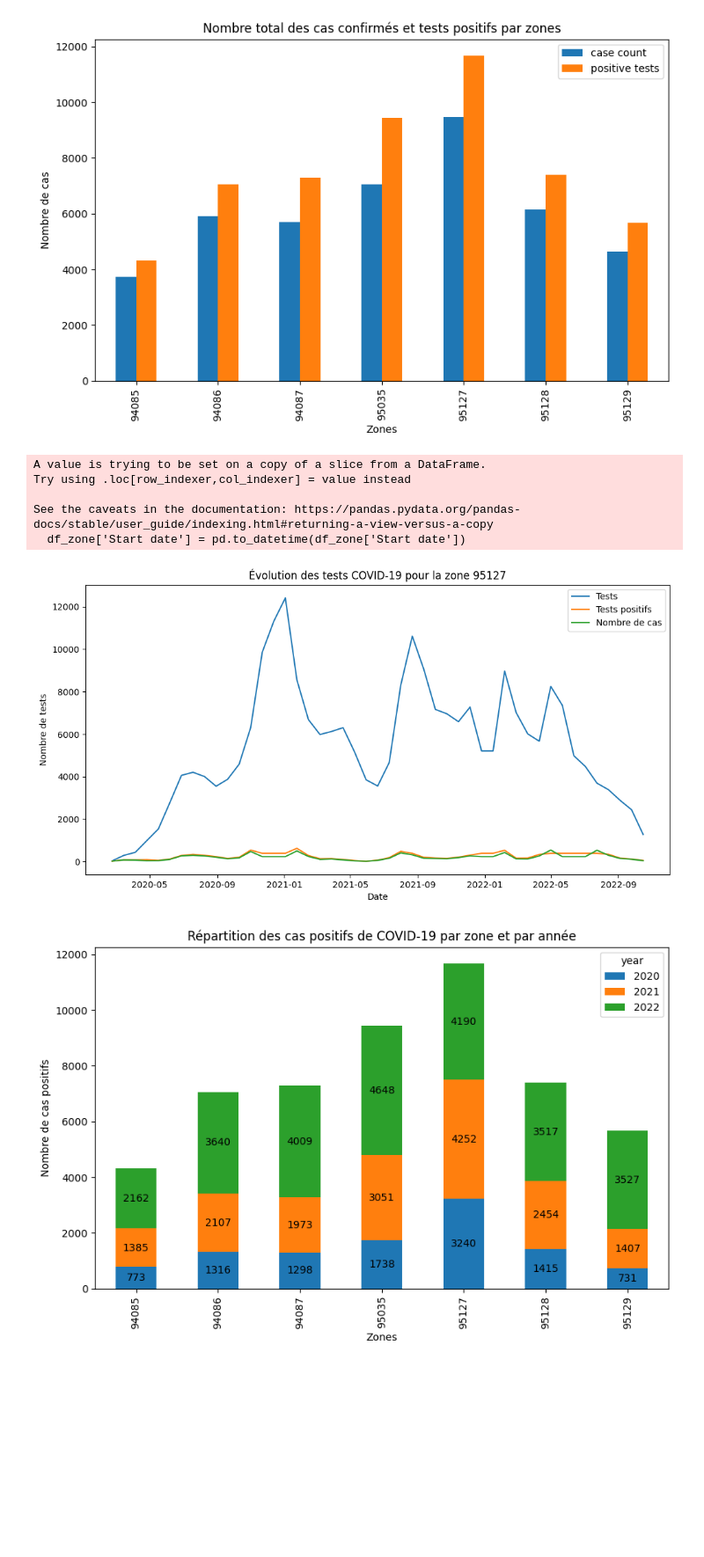
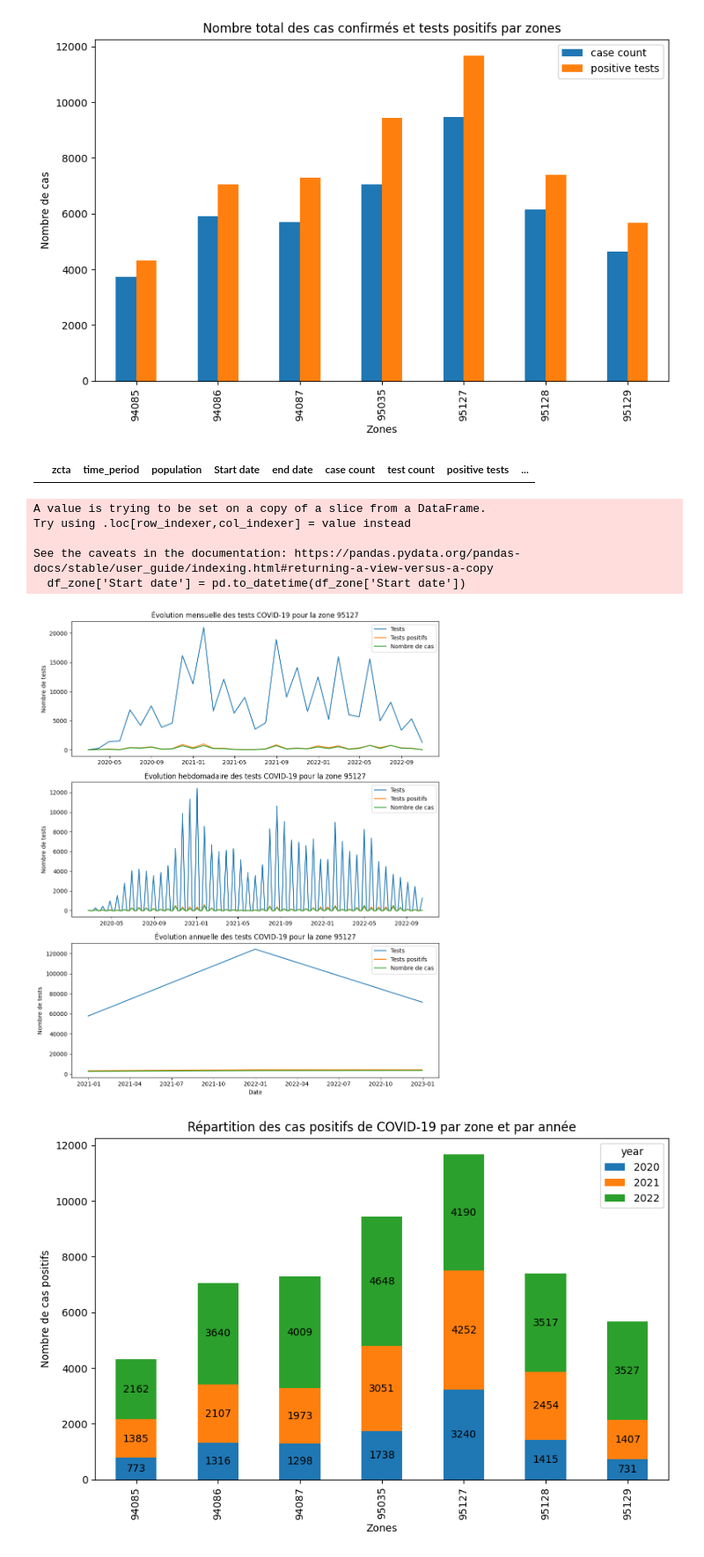
Before and after one commit to Rachid-Mek/data-mining, a Jupyter notebook: Notebooks/part2.ipynb, the cells around one changed output. Shown at 88% size. Saved outputs shown, nothing was run; the diff lists cells and outputs as text; code cells hidden in the pictures; blank space fills up the shorter version.

```diff
--- a/Notebooks/part2.ipynb
+++ b/Notebooks/part2.ipynb
@@ -236,35 +236,70 @@ plt.xlabel('Zones')
 plt.show()
 # %% [output]
 [figure]
+# %%
+df_filtered['Start date'] = pd.to_datetime(df_filtered['Start date'])
+
+# Filtrer le DataFrame pour les dates de l'année 2023
+df_filtered_2023 = df_filtered[df_filtered['Start date'].dt.year == 2023]
+df_filtered_2023
+# %% [output]
+|  | zcta | time_period | population | Start date | end date | case count | test count | positive tests | ... |
 # %%
 zone_choisie = 95127
 
 # Filtrer le dataframe pour la zone choisie
 df_zone = df_filtered[df_filtered['zcta'] == zone_choisie]
 
 # Convertir les colonnes 'Start date' en datetime
 df_zone['Start date'] = pd.to_datetime(df_zone['Start date'])
 
 # Trier le dataframe par 'Start date'
 df_zone = df_zone.sort_values(by='Start date')
 
-# Créer un graphique linéaire pour l'évolution hebdomadaire
-plt.figure(figsize=(12, 6))
-plt.plot(df_zone['Start date'], df_zone['test count'], label='Tests')
-plt.plot(df_zone['Start date'], df_zone['positive tests'], label='Tests positifs')
-plt.plot(df_zone['Start date'], df_zone['case count'], label='Nombre de cas')
-plt.title(f'Évolution des tests COVID-19 pour la zone {zone_choisie}')
+# Créer trois sous-graphiques avec subplots
+plt.figure(figsize=(10, 12))
+
+# Évolution mensuelle
+plt.subplot(3, 1, 1)
+df_monthly = df_zone.resample('M', on='Start date').sum()
+plt.plot(df_monthly.index, df_monthly['test count'], label='Tests')
+plt.plot(df_monthly.index, df_monthly['positive tests'], label='Tests positifs')
+plt.plot(df_monthly.index, df_monthly['case count'], label='Nombre de cas')
+plt.title(f'Évolution mensuelle des tests COVID-19 pour la zone {zone_choisie}')
+plt.ylabel('Nombre de tests')
+plt.legend()
+
+# Évolution hebdomadaire
+plt.subplot(3, 1, 2)
+df_weekly = df_zone.resample('W', on='Start date').sum()
+plt.plot(df_weekly.index, df_weekly['test count'], label='Tests')
+plt.plot(df_weekly.index, df_weekly['positive tests'], label='Tests positifs')
+plt.plot(df_weekly.index, df_weekly['case count'], label='Nombre de cas')
+plt.title(f'Évolution hebdomadaire des tests COVID-19 pour la zone {zone_choisie}')
+plt.ylabel('Nombre de tests')
+plt.legend()
+
+# Évolution annuelle
+plt.subplot(3, 1, 3)
+df_yearly = df_zone.resample('Y', on='Start date').sum()
+plt.plot(df_yearly.index, df_yearly['test count'], label='Tests')
+plt.plot(df_yearly.index, df_yearly['positive tests'], label='Tests positifs')
+plt.plot(df_yearly.index, df_yearly['case count'], label='Nombre de cas')
+plt.title(f'Évolution annuelle des tests COVID-19 pour la zone {zone_choisie}')
 plt.xlabel('Date')
 plt.ylabel('Nombre de tests')
 plt.legend()
+
+# Afficher les graphiques
+plt.tight_layout()
 plt.show()
 # %% [output]
 A value is trying to be set on a copy of a slice from a DataFrame.
 Try using .loc[row_indexer,col_indexer] = value instead
 
 See the caveats in the documentation: https://pandas.pydata.org/pandas-docs/stable/user_guide/indexing.html#returning-a-view-versus-a-copy
   df_zone['Start date'] = pd.to_datetime(df_zone['Start date'])
-[figure, old version]
+[figure, new version]
 # %%
 df_filtered['Start date'] = pd.to_datetime(df_filtered['Start date'], errors='coerce')
 df_filtered['year'] = df_filtered['Start date'].dt.year
```
Also changed, not shown: 1 other file.
